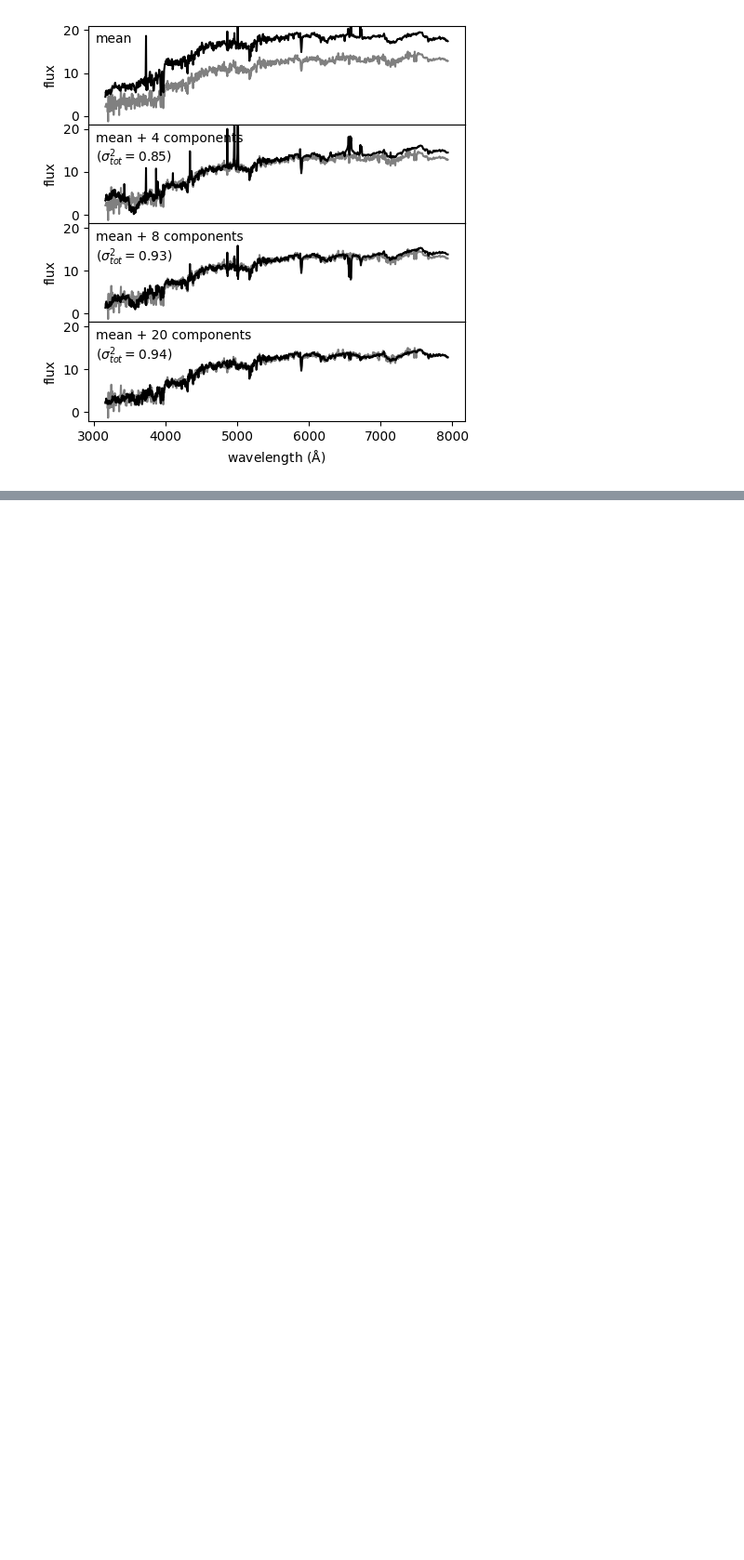
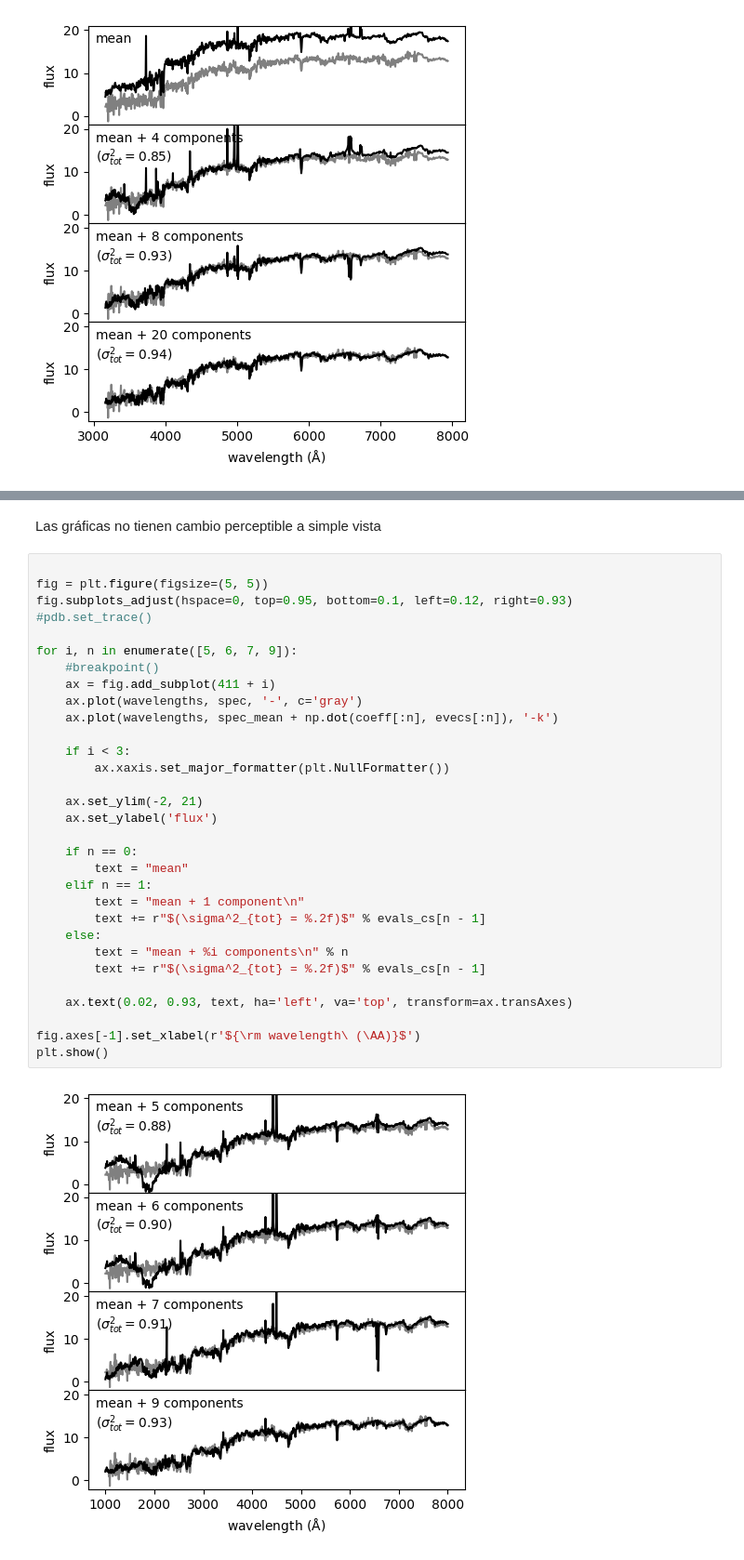
Before and after one commit to DCI-alxogm/ml2023-Isaias-Hernandez, a Jupyter notebook: Oct13-14/PCA_Reconstruction_of_a_spectrum.ipynb, the cells around one changed output, grey strips where cells are left out. Shown: that part at 93% size. Drawn from its saved outputs; the diff is of its cells as text; blank space fills up the shorter version.

```diff
--- a/Oct13-14/PCA_Reconstruction_of_a_spectrum.ipynb
+++ b/Oct13-14/PCA_Reconstruction_of_a_spectrum.ipynb
@@ -110,0 +94,35 @@ plt.show()
+# %% [markdown]
+Las gráficas no tienen cambio perceptible a simple vista
+# %%
+
+fig = plt.figure(figsize=(5, 5))
+fig.subplots_adjust(hspace=0, top=0.95, bottom=0.1, left=0.12, right=0.93)
+#pdb.set_trace()
+
+for i, n in enumerate([5, 6, 7, 9]):
+    #breakpoint()
+    ax = fig.add_subplot(411 + i)
+    ax.plot(wavelengths, spec, '-', c='gray')
+    ax.plot(wavelengths, spec_mean + np.dot(coeff[:n], evecs[:n]), '-k')
+
+    if i < 3:
+        ax.xaxis.set_major_formatter(plt.NullFormatter())
+
+    ax.set_ylim(-2, 21)
+    ax.set_ylabel('flux')
+
+    if n == 0:
+        text = "mean"
+    elif n == 1:
+        text = "mean + 1 component\n"
+        text += r"$(\sigma^2_{tot} = %.2f)$" % evals_cs[n - 1]
+    else:
+        text = "mean + %i components\n" % n
+        text += r"$(\sigma^2_{tot} = %.2f)$" % evals_cs[n - 1]
+
+    ax.text(0.02, 0.93, text, ha='left', va='top', transform=ax.transAxes)
+
+fig.axes[-1].set_xlabel(r'${\rm wavelength\ (\AA)}$')
+plt.show()
+# %% [output]
+[figure, added]
```
Also changed, not shown: parts of 8 cells of this notebook.
